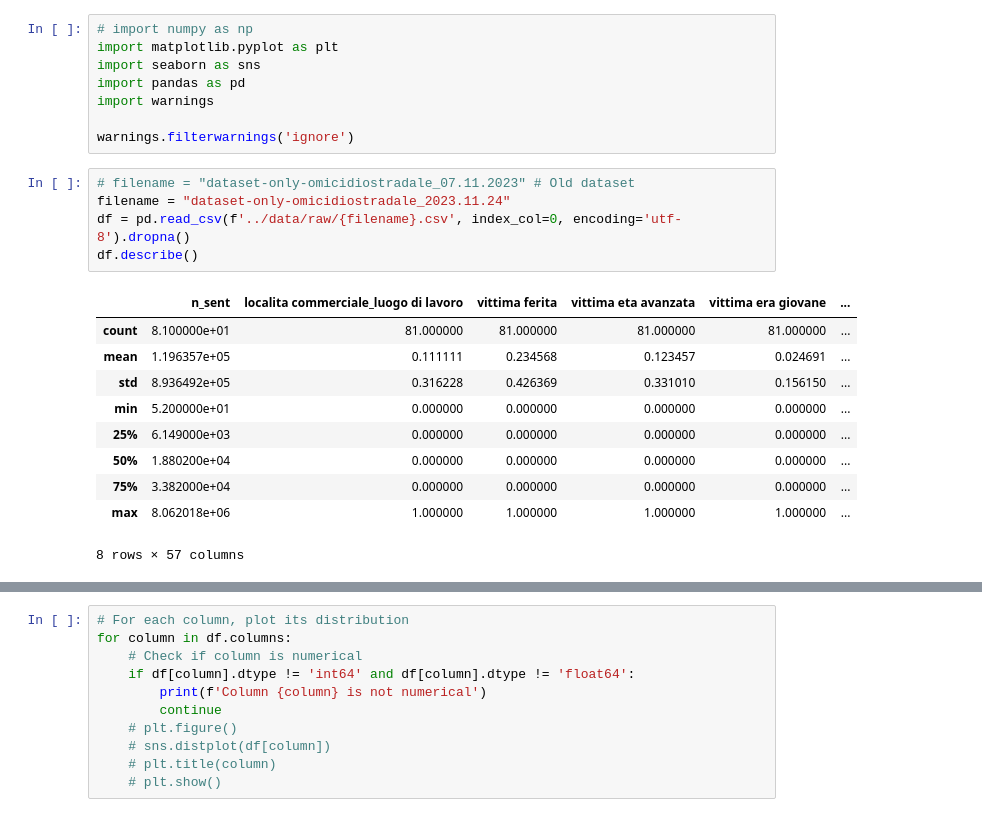
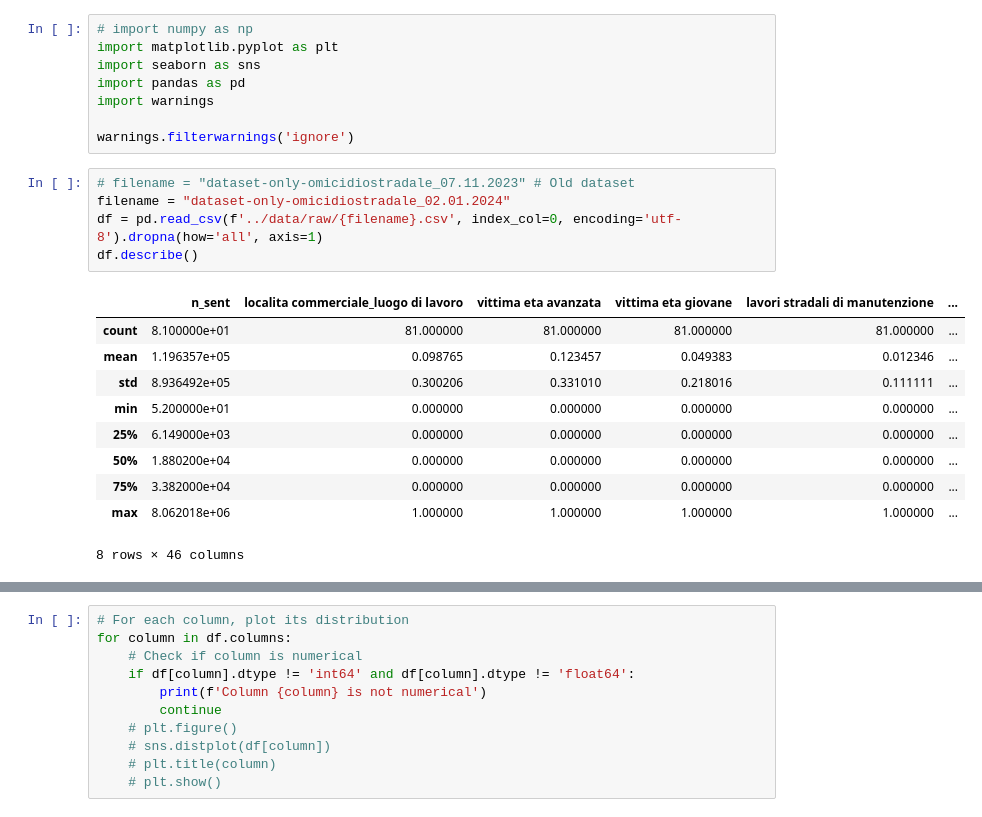
Before and after one commit to ribesstefano/ml4justice-feature-predictor, a Jupyter notebook: notebooks/data_curation.ipynb, the cells around one changed output, grey strips where cells are left out. Drawn from its saved outputs; the diff is of its cells as text.

```diff
--- a/notebooks/data_curation.ipynb
+++ b/notebooks/data_curation.ipynb
@@ -8,17 +8,17 @@ import warnings
 warnings.filterwarnings('ignore')
 # %%
 # filename = "dataset-only-omicidiostradale_07.11.2023" # Old dataset
-filename = "dataset-only-omicidiostradale_2023.11.24"
-df = pd.read_csv(f'../data/raw/{filename}.csv', index_col=0, encoding='utf-8').dropna()
+filename = "dataset-only-omicidiostradale_02.01.2024"
+df = pd.read_csv(f'../data/raw/{filename}.csv', index_col=0, encoding='utf-8').dropna(how='all', axis=1)
 df.describe()
 # %% [output]
-|  | n_sent | localita commerciale_luogo di lavoro | vittima ferita | vittima eta avanzata | vittima era giovane | ... |
+|  | n_sent | localita commerciale_luogo di lavoro | vittima eta avanzata | vittima eta giovane | lavori stradali di manutenzione | ... |
 | count | 8.100000e+01 | 81.000000 | 81.000000 | 81.000000 | 81.000000 | ... |
-| mean | 1.196357e+05 | 0.111111 | 0.234568 | 0.123457 | 0.024691 | ... |
-| std | 8.936492e+05 | 0.316228 | 0.426369 | 0.331010 | 0.156150 | ... |
+| mean | 1.196357e+05 | 0.098765 | 0.123457 | 0.049383 | 0.012346 | ... |
+| std | 8.936492e+05 | 0.300206 | 0.331010 | 0.218016 | 0.111111 | ... |
 | min | 5.200000e+01 | 0.000000 | 0.000000 | 0.000000 | 0.000000 | ... |
 | 25% | 6.149000e+03 | 0.000000 | 0.000000 | 0.000000 | 0.000000 | ... |
 | 50% | 1.880200e+04 | 0.000000 | 0.000000 | 0.000000 | 0.000000 | ... |
 | 75% | 3.382000e+04 | 0.000000 | 0.000000 | 0.000000 | 0.000000 | ... |
 | max | 8.062018e+06 | 1.000000 | 1.000000 | 1.000000 | 1.000000 | ... |
-8 rows × 57 columns
+8 rows × 46 columns
```
Also changed, not shown: parts of 15 cells of this notebook.
